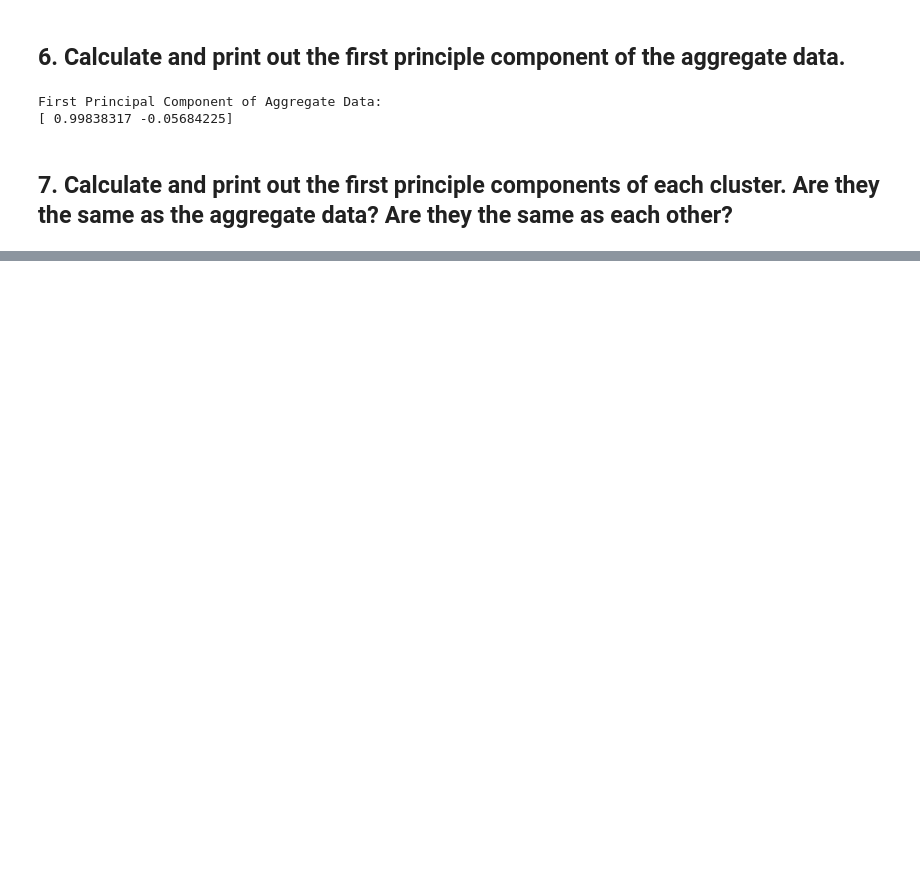
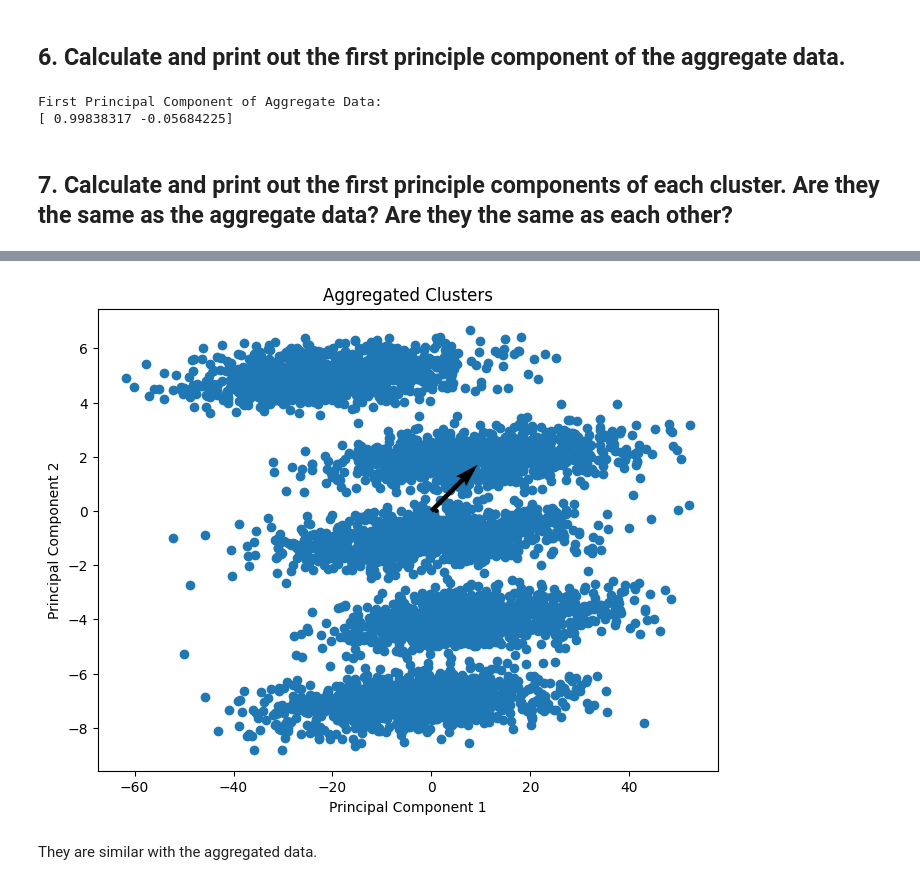
Before and after one commit to amandaay/CS6220DataMining, a Jupyter notebook: Assignment4/AAY_Assignment_4.ipynb, the cells around one changed output, grey strips where cells are left out. Saved outputs shown, nothing was run; the diff lists cells and outputs as text; code cells hidden in the pictures; blank space fills up the shorter version.

```diff
--- a/Assignment4/AAY_Assignment_4.ipynb
+++ b/Assignment4/AAY_Assignment_4.ipynb
@@ -195,17 +211,17 @@ First Principal Component of Aggregate Data:
 # %% [markdown]
 ## 7. Calculate and print out the first principle components of each cluster. Are they the same as the aggregate data? Are they the same as each other?
 # %%
-cluster_components = []
+def first_principal_component_each_cluster(data):
 
-for cluster_label in np.unique(classes):
+  cluster_components = []
+
+  for cluster_label in np.unique(classes):
+
     # Extract data points belonging to the current cluster
     cluster_data = all_data[classes == cluster_label]
 
-    # Calculate the mean of the cluster data
-    mean_cluster_data = np.mean(cluster_data, axis=0)
-
     # Compute the covariance matrix for the cluster data
-    covariance_matrix_cluster = np.cov(cluster_data - mean_cluster_data, rowvar=False)
+    covariance_matrix_cluster = np.cov(cluster_data.T)
 
     # Perform eigendecomposition of the cluster's covariance matrix
     eigenvalues_cluster, eigenvectors_cluster = np.linalg.eig(covariance_matrix_cluster)
@@ -215,23 +231,33 @@ for cluster_label in np.unique(classes):
     eigenvalues_cluster = eigenvalues_cluster[sorted_indices_cluster]
     eigenvectors_cluster = eigenvectors_cluster[:, sorted_indices_cluster]
 
-    # The first principal component of the cluster is the eigenvector corresponding to the largest eigenvalue
+    # in first PCA we consider the largest eigenvalue
     first_principal_component_cluster = eigenvectors_cluster[:, 0]
 
     cluster_components.append(first_principal_component_cluster)
 
-    # Print the first principal component of the current cluster
-    print(f"First Principal Component of Cluster {cluster_label}:")
-    print(first_principal_component_cluster)
+  return cluster_components, eigenvalues, eigenvectors
+
+aggregated_clusters = first_principal_component_aggregate_data(all_data)[0]
+print("First principal component of aggregated data:\n", aggregated_clusters)
+cluster_components = first_principal_component_each_cluster(all_data)[0]
+for i, cluster_label in enumerate(cluster_components):
+  # Print the first principal component of the current cluster
+  print(f"First Principal Component of Cluster {i}:")
+  print(cluster_label)
 
 # Check if the first principal components are the same as the aggregate data
 for i, cluster_pc in enumerate(cluster_components):
-    if np.allclose(cluster_pc, first_principal_component):
-        print(f"First Principal Component of Cluster {i} is the same as the Aggregate Data.")
+  rounded_cluster = np.round(cluster_pc, 3)
+  rounded_aggregated = np.round(aggregated_clusters, 3)
+  if np.allclose(rounded_cluster, rounded_aggregated):
+    print(f"First Principal Component of Cluster {i} is the same as the Aggregate Data.")
 
 # Check if the first principal components of clusters are the same as each other
 for i in range(len(cluster_components) - 1):
     for j in range(i + 1, len(cluster_components)):
-        if np.allclose(cluster_components[i], cluster_components[j]):
-            print(f"First Principal Component of Cluster {i} is the same as Cluster {j}.")
+      rounded_cluster_i = np.round(cluster_components[i], 3)
+      rounded_cluster_j = np.round(cluster_components[j], 3)
+      if np.allclose(rounded_cluster_i, rounded_cluster_j):
+        print(f"First Principal Component of Cluster {i} is the same as Cluster {j}.")
 # %% [output]
@@ -249,0 +282,6 @@ They are not the same as each other but similar.
+# %%
+plot_aggregated_clusters(all_data, first_principal_component_each_cluster(all_data)[-1][0], first_principal_component_each_cluster(all_data)[-1][0])
+# %% [output]
+[figure, added]
+# %% [markdown]
+They are similar with the aggregated data.
```
Also changed, not shown: parts of 11 cells of this notebook.
